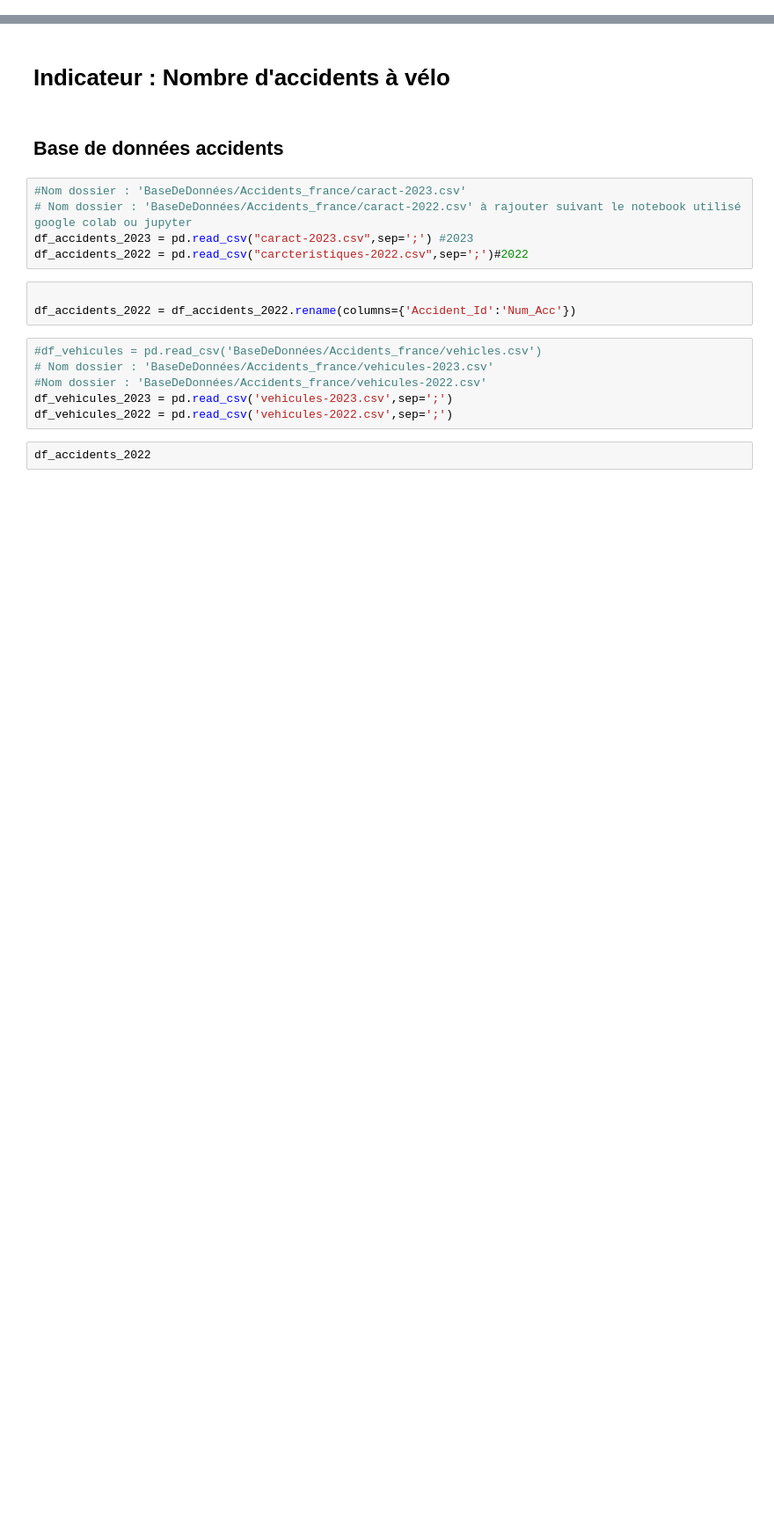
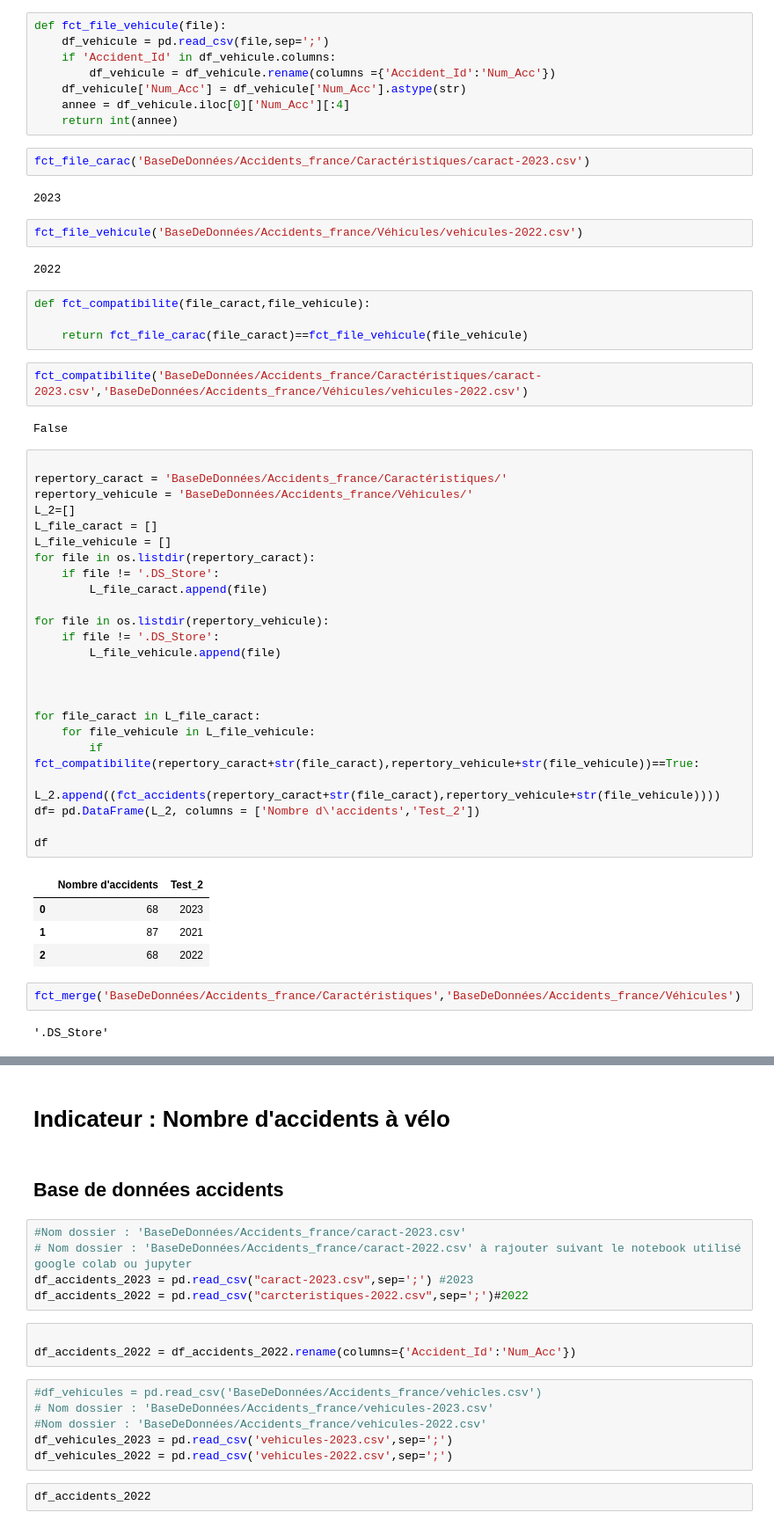
Before and after one commit to Flotauv/Projet_Data_Innovant-, a Jupyter notebook: Projet_FLO.ipynb, the cells around one changed output, grey strips where cells are left out. Shown at 88% size. Cells and saved outputs as stored; diff of their text form; blank space fills up the shorter version.

Commit message:
base données modifiées

```diff
--- a/Projet_FLO.ipynb
+++ b/Projet_FLO.ipynb
@@ -19,0 +57,57 @@ import folium
+# %%
+def fct_file_vehicule(file):
+    df_vehicule = pd.read_csv(file,sep=';')
+    if 'Accident_Id' in df_vehicule.columns:
+        df_vehicule = df_vehicule.rename(columns ={'Accident_Id':'Num_Acc'})
+    df_vehicule['Num_Acc'] = df_vehicule['Num_Acc'].astype(str)
+    annee = df_vehicule.iloc[0]['Num_Acc'][:4]
+    return int(annee)
+# %%
+fct_file_carac('BaseDeDonnées/Accidents_france/Caractéristiques/caract-2023.csv')
+# %% [output]
+2023
+# %%
+fct_file_vehicule('BaseDeDonnées/Accidents_france/Véhicules/vehicules-2022.csv')
+# %% [output]
+2022
+# %%
+def fct_compatibilite(file_caract,file_vehicule):
+
+    return fct_file_carac(file_caract)==fct_file_vehicule(file_vehicule)
+# %%
+fct_compatibilite('BaseDeDonnées/Accidents_france/Caractéristiques/caract-2023.csv','BaseDeDonnées/Accidents_france/Véhicules/vehicules-2022.csv')
+# %% [output]
+False
+# %%
+
+repertory_caract = 'BaseDeDonnées/Accidents_france/Caractéristiques/'
+repertory_vehicule = 'BaseDeDonnées/Accidents_france/Véhicules/'
+L_2=[]
+L_file_caract = []
+L_file_vehicule = []
+for file in os.listdir(repertory_caract):
+    if file != '.DS_Store':
+        L_file_caract.append(file)
+
+for file in os.listdir(repertory_vehicule):
+    if file != '.DS_Store':
+        L_file_vehicule.append(file)
+
+
+
+for file_caract in L_file_caract:
+    for file_vehicule in L_file_vehicule:
+        if fct_compatibilite(repertory_caract+str(file_caract),repertory_vehicule+str(file_vehicule))==True:
+           L_2.append((fct_accidents(repertory_caract+str(file_caract),repertory_vehicule+str(file_vehicule))))
+df= pd.DataFrame(L_2, columns = ['Nombre d\'accidents','Test_2'])
+
+df
+# %% [output]
+|  | Nombre d'accidents | Test_2 |
+| 0 | 68 | 2023 |
+| 1 | 87 | 2021 |
+| 2 | 68 | 2022 |
+# %%
+fct_merge('BaseDeDonnées/Accidents_france/Caractéristiques','BaseDeDonnées/Accidents_france/Véhicules')
+# %% [output]
+'.DS_Store'
```
Also changed, not shown: parts of 7 cells of this notebook, 1 other file.
